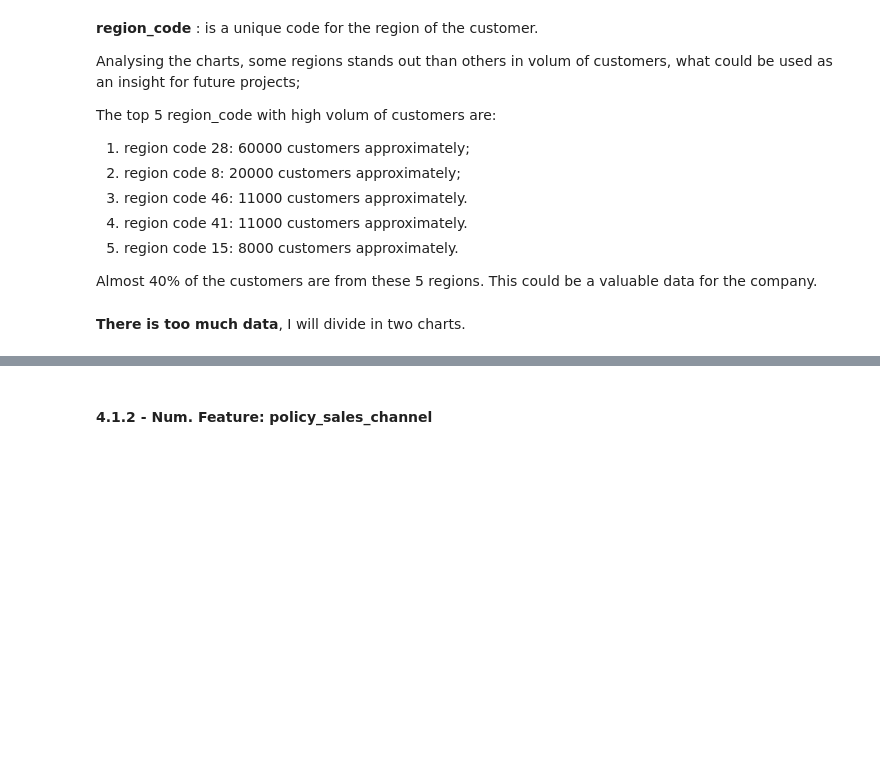
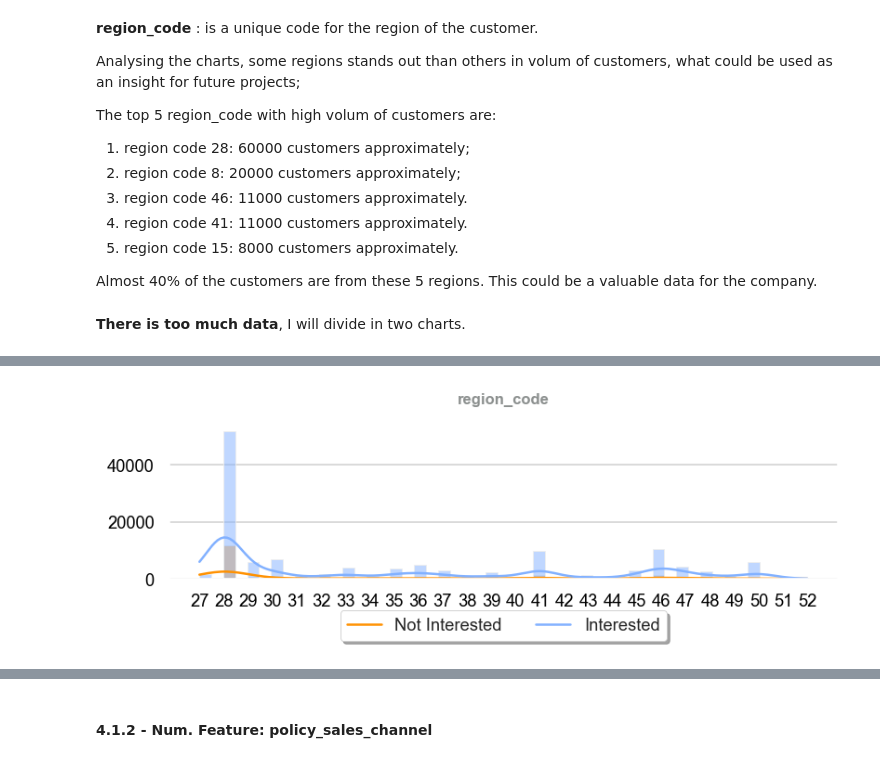
Before and after one commit to RPerottoni/Health_Insurance_Cross_Sell, a Jupyter notebook: notebooks/rp_02_health_insurance.ipynb, the cells around one changed output, grey strips where cells are left out. Drawn from its saved outputs; the diff is of its cells as text; code cells hidden in the pictures; blank space fills up the shorter version.

```diff
--- a/notebooks/rp_02_health_insurance.ipynb
+++ b/notebooks/rp_02_health_insurance.ipynb
@@ -404,3 +541,11 @@ Almost 40% of the customers are from these 5 regions. This could be a valuable d
+# %%
+# Filtering the Data
+df_rc52 = df4[df4['region_code'] > 26]
+
+# Ploting the Chart
+hist_chart(df_rc52,'region_code','response')
+# %% [output]
+[figure, added]
 # %%
 ###### DATA FILTERING #####
 df_rc26 = df4[df4['region_code'] <= 26]
```
Also changed, not shown: parts of 71 cells of this notebook, 1 other file.
